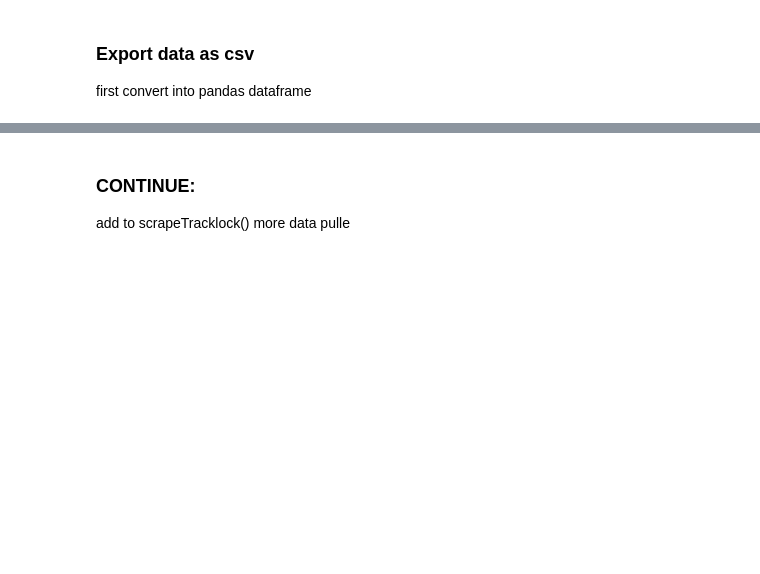
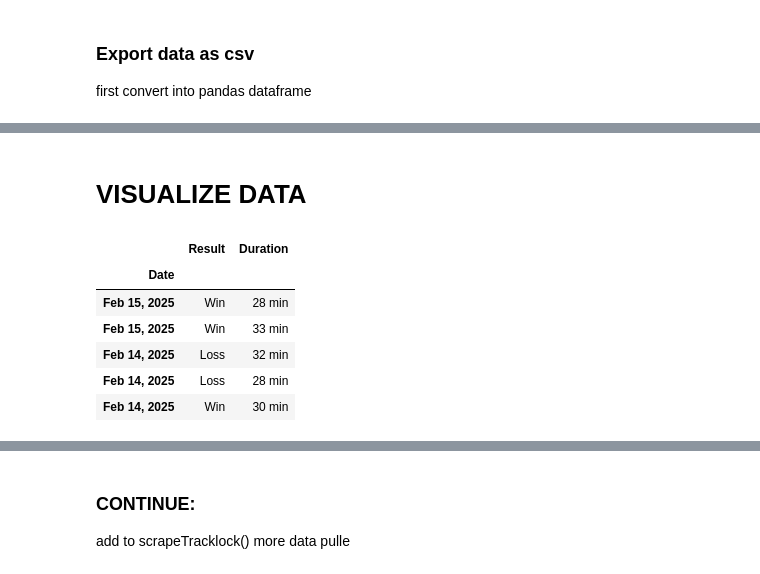
Before and after one commit to Nickeniklas/TrackLockScraper, a Jupyter notebook: tracklock.ipynb, the cells around one changed output, grey strips where cells are left out. Drawn from its saved outputs; the diff is of its cells as text; code cells hidden in the pictures; blank space fills up the shorter version.

```diff
--- a/tracklock.ipynb
+++ b/tracklock.ipynb
@@ -326,0 +308,2 @@ exportData(fullData)
+# %% [markdown]
+# VISUALIZE DATA
@@ -326,0 +315,14 @@ exportData(fullData)
+# %%
+# pandas df out of csv file
+df = pd.read_csv('playerID1676299122_dl_stats.csv')
+df.columns = ['Result', 'Date', 'Duration'] # add column headers
+df = df.set_index('Date')
+df.head()
+# %% [output]
+|  | Result | Duration |
+| Date |  |  |
+| Feb 15, 2025 | Win | 28 min |
+| Feb 15, 2025 | Win | 33 min |
+| Feb 14, 2025 | Loss | 32 min |
+| Feb 14, 2025 | Loss | 28 min |
+| Feb 14, 2025 | Win | 30 min |
```
Also changed, not shown: parts of 19 cells of this notebook.
